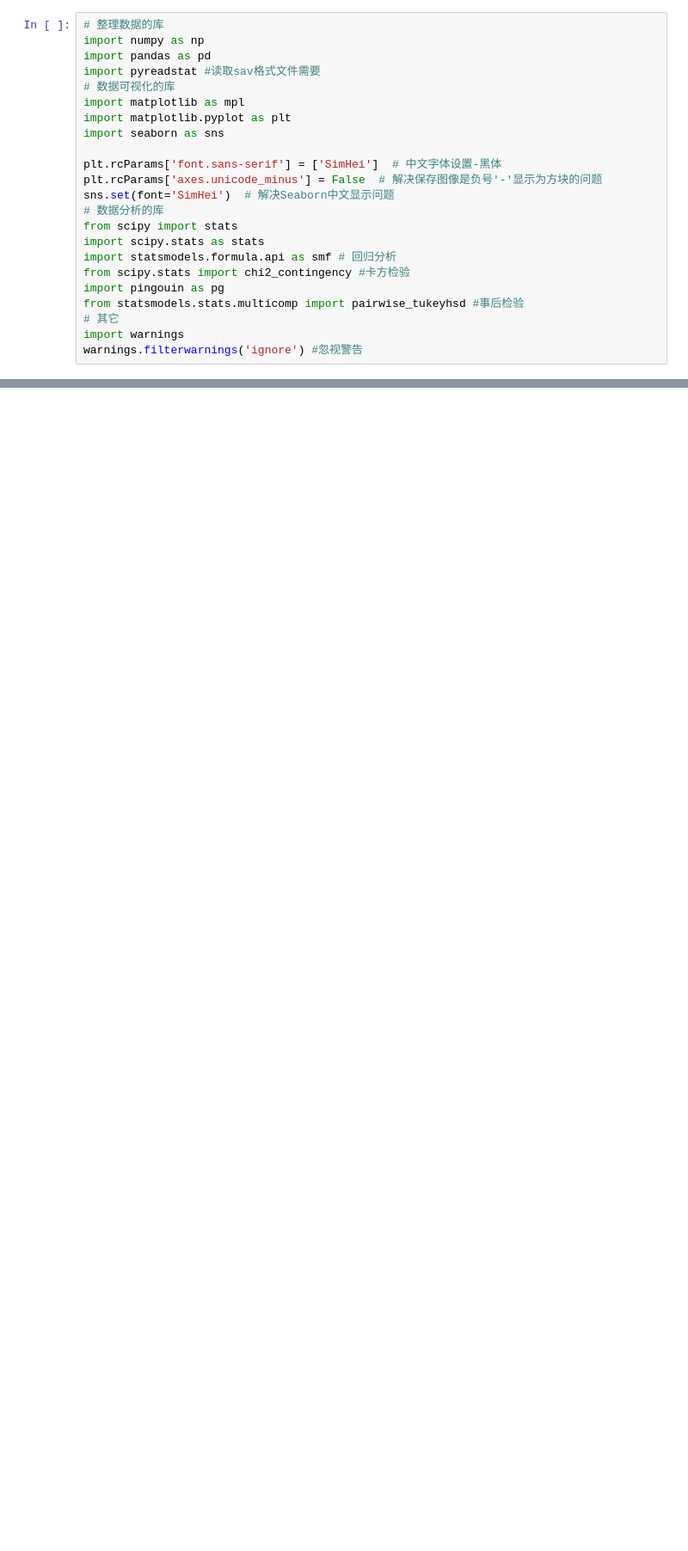
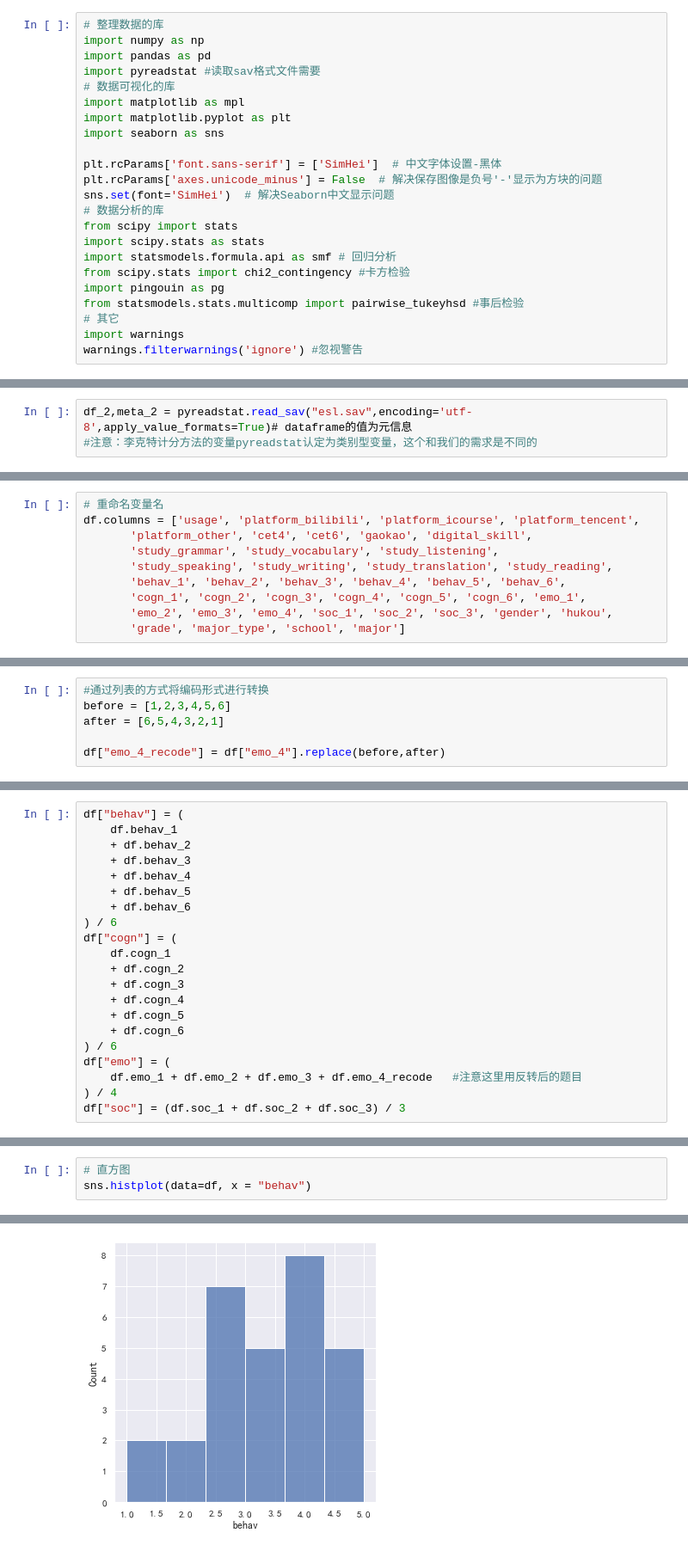
Before and after one commit to en-feng/survey_and_stats, a Jupyter notebook: esl-survey/esl_spss.ipynb, the cells around one changed output, grey strips where cells are left out. Shown at 86% size. Cells and saved outputs as stored; diff of their text form; blank space fills up the shorter version.

```diff
--- a/esl-survey/esl_spss.ipynb
+++ b/esl-survey/esl_spss.ipynb
@@ -49,0 +28,3 @@ df, meta = pd.read_spss("D:\\work\\github\\survey_and_stats\\esl-survey\\esl.sav
+# %%
+df_2,meta_2 = pyreadstat.read_sav("esl.sav",encoding='utf-8',apply_value_formats=True)# dataframe的值为元信息
+#注意：李克特计分方法的变量pyreadstat认定为类别型变量，这个和我们的需求是不同的
@@ -49,0 +58,10 @@ df, meta = pd.read_spss("D:\\work\\github\\survey_and_stats\\esl-survey\\esl.sav
+# %%
+# 重命名变量名
+df.columns = ['usage', 'platform_bilibili', 'platform_icourse', 'platform_tencent',
+       'platform_other', 'cet4', 'cet6', 'gaokao', 'digital_skill',
+       'study_grammar', 'study_vocabulary', 'study_listening',
+       'study_speaking', 'study_writing', 'study_translation', 'study_reading',
+       'behav_1', 'behav_2', 'behav_3', 'behav_4', 'behav_5', 'behav_6',
+       'cogn_1', 'cogn_2', 'cogn_3', 'cogn_4', 'cogn_5', 'cogn_6', 'emo_1',
+       'emo_2', 'emo_3', 'emo_4', 'soc_1', 'soc_2', 'soc_3', 'gender', 'hukou',
+       'grade', 'major_type', 'school', 'major']
@@ -49,0 +98,6 @@ df, meta = pd.read_spss("D:\\work\\github\\survey_and_stats\\esl-survey\\esl.sav
+# %%
+#通过列表的方式将编码形式进行转换
+before = [1,2,3,4,5,6]
+after = [6,5,4,3,2,1]
+
+df["emo_4_recode"] = df["emo_4"].replace(before,after)
@@ -49,0 +123,21 @@ df, meta = pd.read_spss("D:\\work\\github\\survey_and_stats\\esl-survey\\esl.sav
+# %%
+df["behav"] = (
+    df.behav_1
+    + df.behav_2
+    + df.behav_3
+    + df.behav_4
+    + df.behav_5
+    + df.behav_6
+) / 6
+df["cogn"] = (
+    df.cogn_1
+    + df.cogn_2
+    + df.cogn_3
+    + df.cogn_4
+    + df.cogn_5
+    + df.cogn_6
+) / 6
+df["emo"] = (
+    df.emo_1 + df.emo_2 + df.emo_3 + df.emo_4_recode   #注意这里用反转后的题目
+) / 4
+df["soc"] = (df.soc_1 + df.soc_2 + df.soc_3) / 3
@@ -49,0 +182,4 @@ df, meta = pd.read_spss("D:\\work\\github\\survey_and_stats\\esl-survey\\esl.sav
+# %%
+# 直方图
+sns.histplot(data=df, x = "behav")
+# %% [output]
@@ -49,0 +187 @@ df, meta = pd.read_spss("D:\\work\\github\\survey_and_stats\\esl-survey\\esl.sav
+[figure, added]
```
Also changed, not shown: parts of 64 cells of this notebook, 1 other file.
